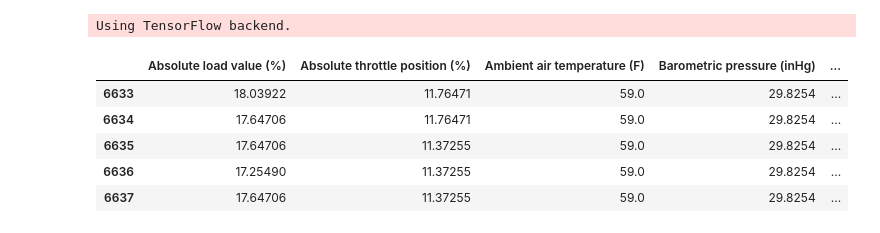
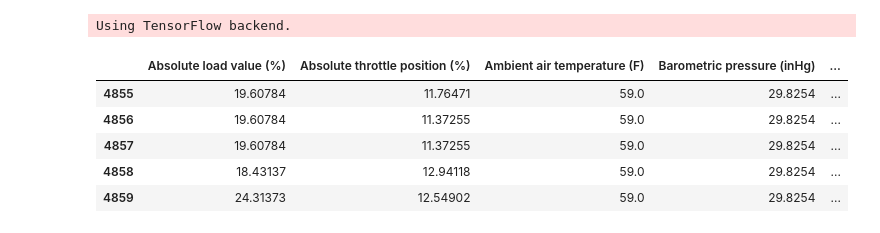
Before and after one commit to ericksiavichay/CS-229A-Final-Project, a Jupyter notebook: modelNotebook.ipynb, the cells around one changed output. Saved outputs shown, nothing was run; the diff lists cells and outputs as text; code cells hidden in the pictures.

```diff
--- a/modelNotebook.ipynb
+++ b/modelNotebook.ipynb
@@ -38,15 +40,23 @@ dataset.columns = dataset.columns.str.lstrip()
 # Linear regression as our baseline
 # Remove the features that don't really correlate with our MPG
 # Generate test set using equation
-# %%
-dataset.tail()
-# %% [output]
-|  | Absolute load value (%) | Absolute throttle position (%) | Ambient air temperature (F) | Barometric pressure (inHg) | ... |
-| 6633 | 18.03922 | 11.76471 | 59.0 | 29.8254 | ... |
-| 6634 | 17.64706 | 11.76471 | 59.0 | 29.8254 | ... |
-| 6635 | 17.64706 | 11.37255 | 59.0 | 29.8254 | ... |
-| 6636 | 17.25490 | 11.37255 | 59.0 | 29.8254 | ... |
-| 6637 | 17.64706 | 11.37255 | 59.0 | 29.8254 | ... |
+# %%
+def setMaxInstantFuelEco(dataset, maxNum):
+    copy = dataset.copy()
+    for i in range(len(dataset.index)):
+        if dataset.iloc[i, len(dataset.columns) - 1] > maxNum:
+            copy.iloc[i, len(dataset.columns) - 1] = maxNum
+    return copy
+maxNum = 45
+maxedDataSet = setMaxInstantFuelEco(dataset, maxNum)
+maxedDataSet.tail()
+# %% [output]
+|  | Absolute load value (%) | Absolute throttle position (%) | Ambient air temperature (F) | Barometric pressure (inHg) | ... |
+| 4855 | 19.60784 | 11.76471 | 59.0 | 29.8254 | ... |
+| 4856 | 19.60784 | 11.37255 | 59.0 | 29.8254 | ... |
+| 4857 | 19.60784 | 11.37255 | 59.0 | 29.8254 | ... |
+| 4858 | 18.43137 | 12.94118 | 59.0 | 29.8254 | ... |
+| 4859 | 24.31373 | 12.54902 | 59.0 | 29.8254 | ... |
 # %%
 %%time
 #set seed here!
```
Also changed, not shown: parts of 8 cells of this notebook, 3 other files.
